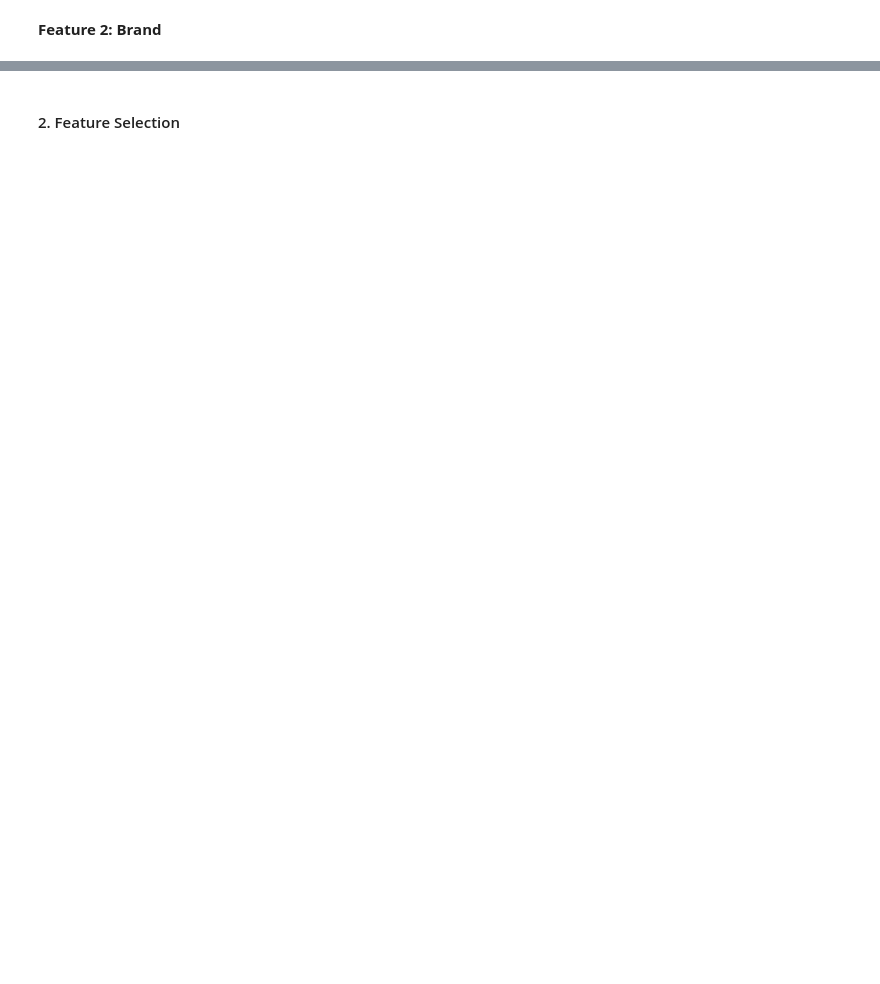
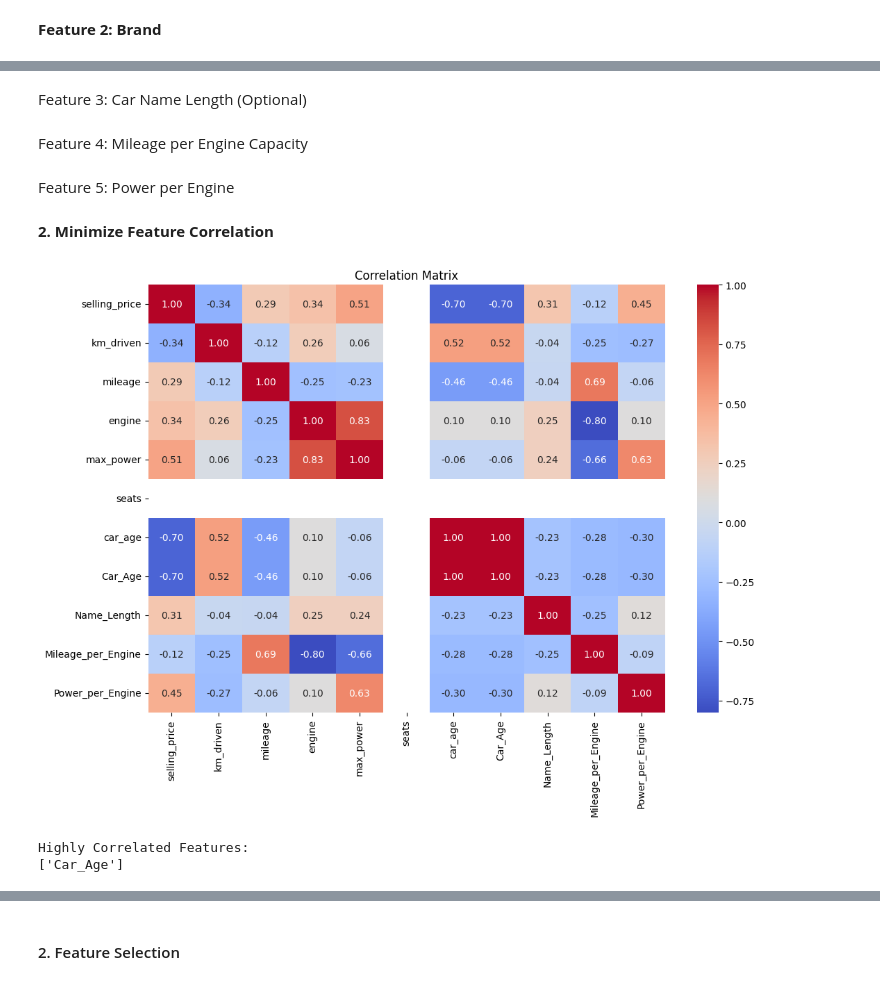
Before and after one commit to Mogatala8374/Vehicle-dataset---Complete-Dataset, a Jupyter notebook: Vehicle_Dataset_(CarDekho).ipynb, the cells around one changed output, grey strips where cells are left out. Cells and saved outputs as stored; diff of their text form; code cells hidden in the pictures; blank space fills up the shorter version.

```diff
--- a/Vehicle_Dataset_(CarDekho).ipynb
+++ b/Vehicle_Dataset_(CarDekho).ipynb
@@ -1225,0 +1233,3 @@ KeyError: 'year'
+# %%
+df.drop('year', axis=1, inplace=True)
+df.head()
@@ -1229,0 +1255,48 @@ df['Brand'] = df['name'].str.split().str[0]
+# %% [markdown]
+Feature 3: Car Name Length (Optional)
+# %%
+df['Name_Length'] = df['name'].apply(len)
+# %% [markdown]
+Feature 4: Mileage per Engine Capacity
+# %%
+df['mileage'] = df['mileage'].astype(str).str.replace(' kmpl', '', regex=False).str.replace(' km/kg', '', regex=False).astype(float)
+df['engine'] = df['engine'].astype(str).str.replace(' CC', '', regex=False).astype(float)
+df['Mileage_per_Engine'] = df['mileage'] / df['engine']
+# %% [markdown]
+Feature 5: Power per Engine
+# %%
+df['max_power'] = df['max_power'].astype(str).str.replace(' bhp', '', regex=False).astype(float)
+df['engine'] = df['engine'].astype(str).str.replace(' CC', '', regex=False).astype(float)
+df['Power_per_Engine'] = df['max_power'] / df['engine']
+# %% [markdown]
+**2. Minimize Feature Correlation**
+# %%
+plt.figure(figsize=(12,8))
+corr = df.corr(numeric_only=True)
+sns.heatmap(
+    corr,
+    annot=True,
+    cmap='coolwarm',
+    fmt='.2f'
+)
+plt.title("Correlation Matrix")
+plt.show()
+# %% [output]
+[figure, added]
+# %%
+corr_matrix = df.corr(numeric_only=True)
+
+upper = corr_matrix.where(
+    np.triu(np.ones(corr_matrix.shape), k=1).astype(bool)
+)
+
+high_corr = [
+    column for column in upper.columns
+    if any(upper[column] > 0.85)
+]
+
+print("Highly Correlated Features:")
+print(high_corr)
+# %% [output]
+Highly Correlated Features:
+['Car_Age']
```
Also changed, not shown: parts of 19 cells of this notebook.
